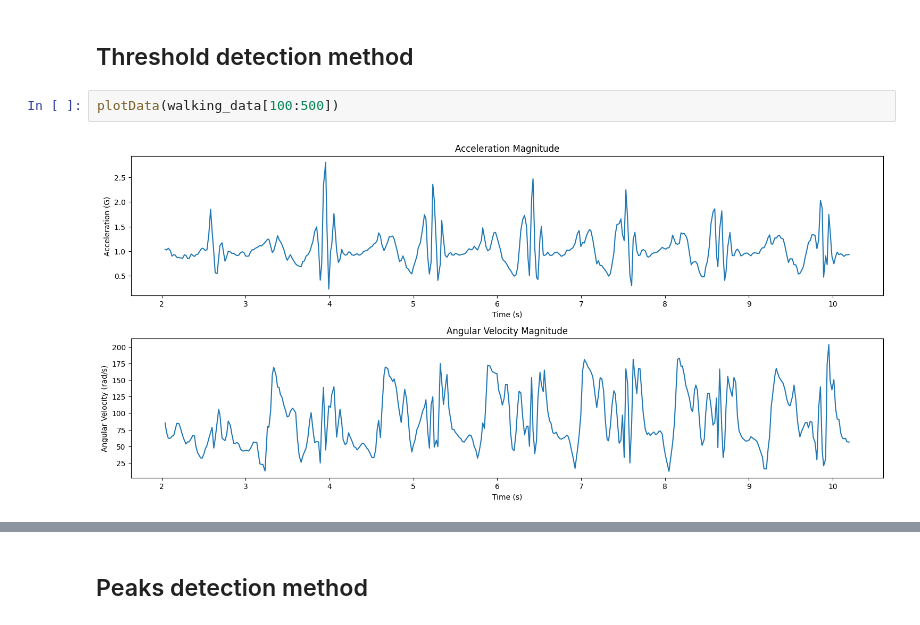
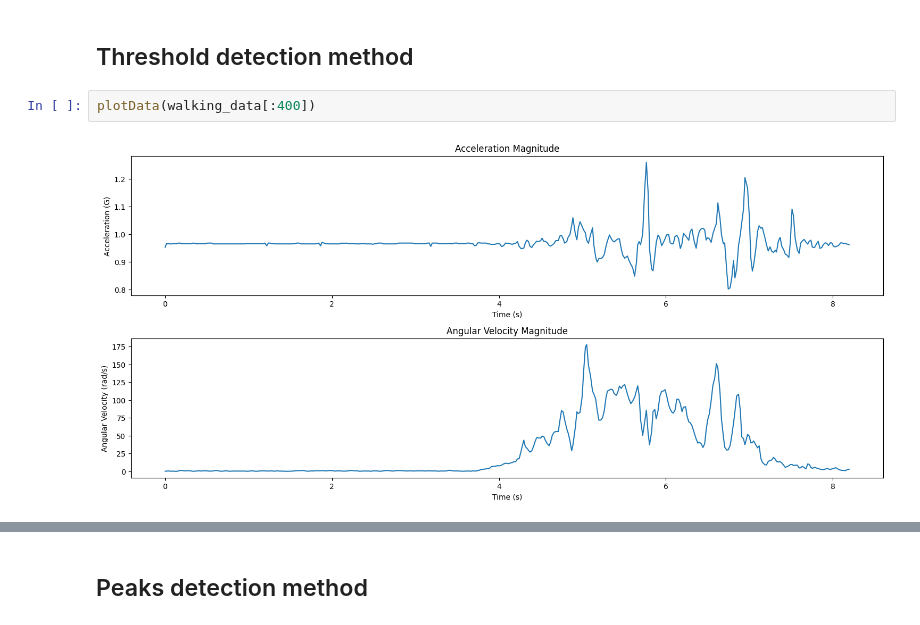
Before and after one commit to duchieuvn/oth-embedded, a Jupyter notebook: source/step_detection.ipynb, the cells around one changed output, grey strips where cells are left out. Cells and saved outputs as stored; diff of their text form.

```diff
--- a/source/step_detection.ipynb
+++ b/source/step_detection.ipynb
@@ -159,6 +194,6 @@ plotData(walking_data[500:800])
 # %% [markdown]
 ## Threshold detection method
 # %%
-plotData(walking_data[100:500])
+plotData(walking_data[:400])
 # %% [output]
-[figure, old version]
+[figure, new version]
```
Also changed, not shown: parts of 19 cells of this notebook, 10 other files.
